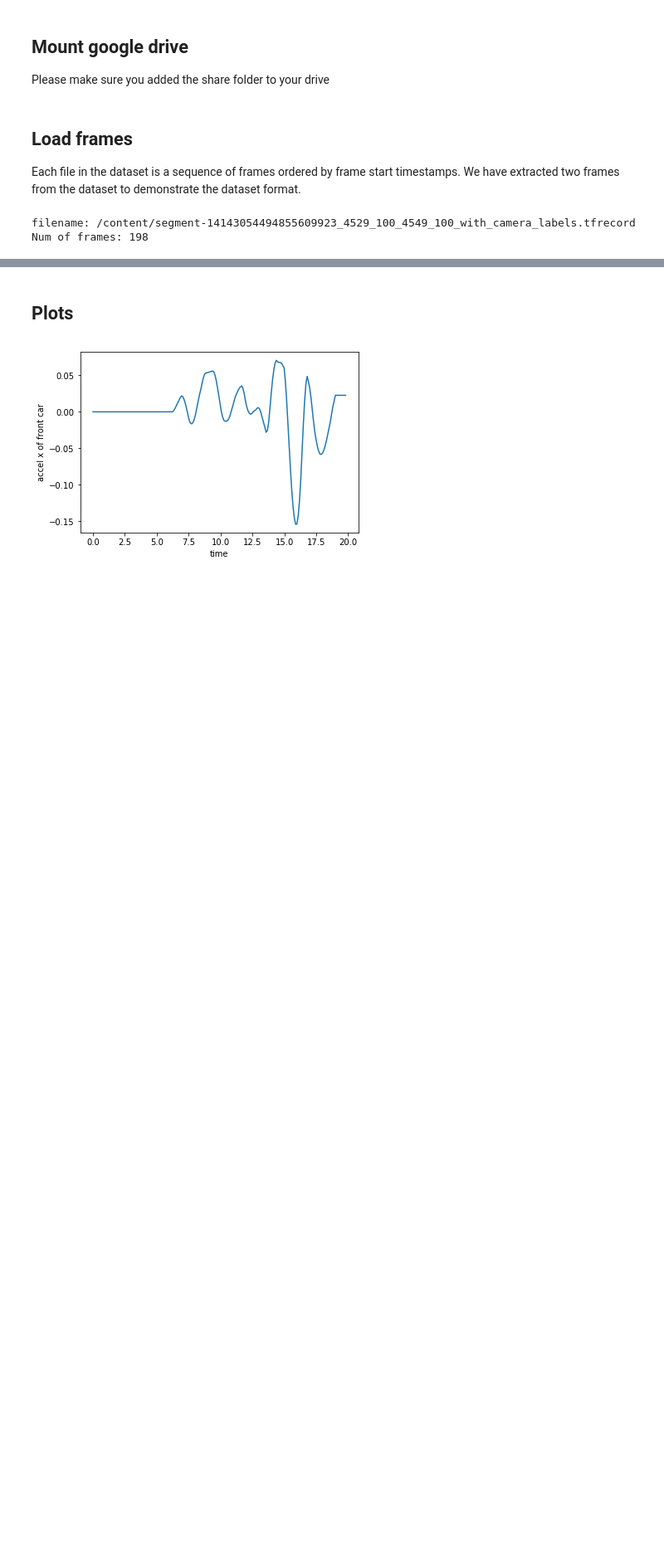
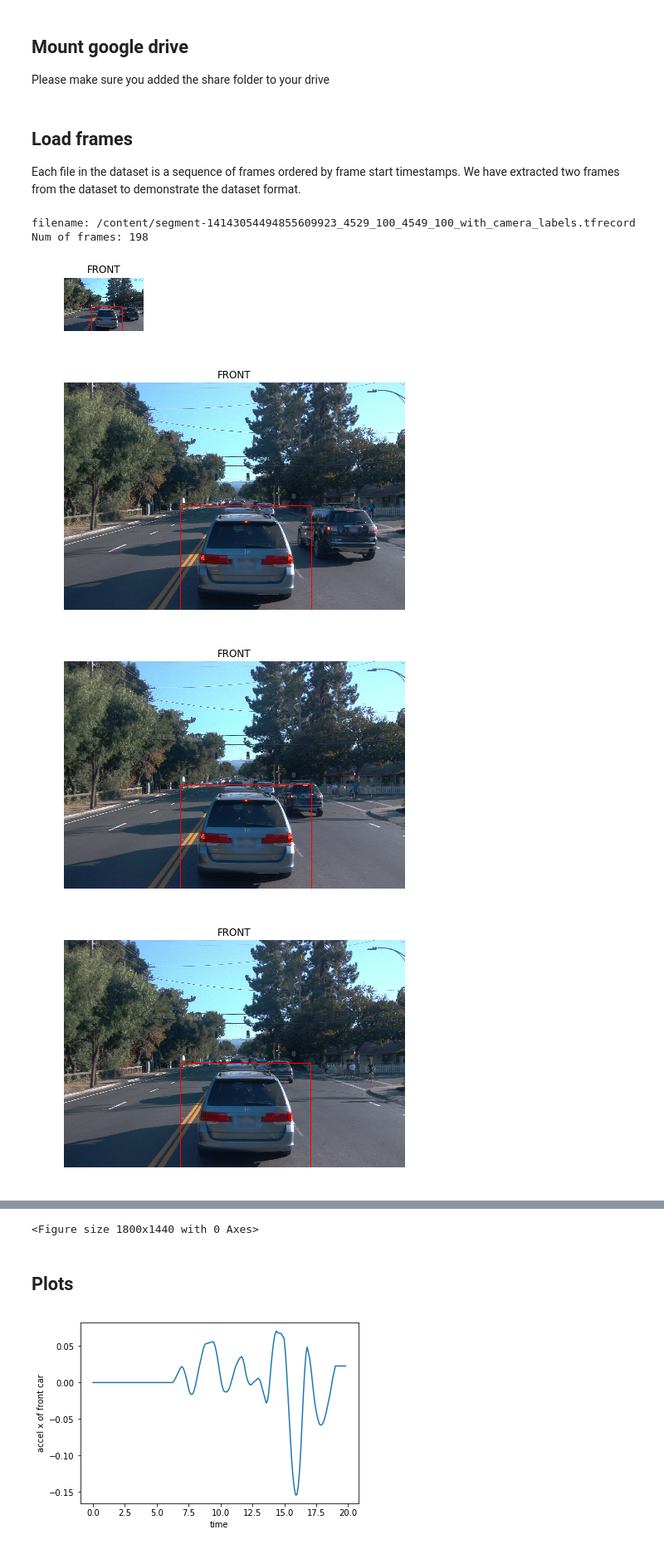
Before and after one commit to sharon-waymo-project/Team-3, a Jupyter notebook: waymo_feature_extraction.ipynb, the cells around one changed output, grey strips where cells are left out. Shown at 83% size. Saved outputs shown, nothing was run; the diff lists cells and outputs as text; code cells hidden in the pictures; blank space fills up the shorter version.

Commit message:
Added a function to visualize the front car label for verification

```diff
--- a/waymo_feature_extraction.ipynb
+++ b/waymo_feature_extraction.ipynb
@@ -93,14 +142,16 @@ def intersects(label):
 # %%
+import random
+
 TYPE_VEHICLE = 1
 FRONT = 1
 FPS = 10
+VERIFY_THRESHOLD = 0.05
 
 def collect_vehicle_laser_labels(frame):
   v_laser_labels = []
 
   for ll in frame.laser_labels:
-    if ll.type == TYPE_VEHICLE:
-      v_laser_labels.append(ll)
+    v_laser_labels.append(ll)
 
   return v_laser_labels
 
@@ -123,15 +174,19 @@ def get_front_car_laser_label(labels):
   return front_car_label
 
 
-def get_front_car_features_from_frame(frame):
+def get_front_car_features_per_frame(frame, verify=False):
   v_laser_labels = collect_vehicle_laser_labels(frame)
   front_car_label = get_front_car_laser_label(v_laser_labels)
+
+  if verify and random.random() < VERIFY_THRESHOLD:
+    verify_front_car_label(frame, front_car_label)
+
   return (front_car_label.box.center_x, front_car_label.box.center_y,
           front_car_label.metadata.speed_x, front_car_label.metadata.speed_y,
           front_car_label.metadata.accel_x, front_car_label.metadata.accel_y)
 
 
-def get_current_car_features_from_frame(frame):
+def get_current_car_features_per_frame(frame):
   """
   Return the speed v_x and v_y of the current car
   """
@@ -152,38 +207,43 @@ def get_features_per_frame(frame):
   refernece to the vehicle frames
   """
 
-  dx, dy, vfx, vfy, afx, afy = get_front_car_features_from_frame(frame)
-  vx, vy = get_current_car_features_from_frame(frame)
+  dx, dy, vfx, vfy, afx, afy = get_front_car_features_per_frame(frame, True)
+  vx, vy = get_current_car_features_per_frame(frame)
 
   return [dx, dy, vfx, vfy, afx, afy, vx, vy]
 
 
 def get_features(frames):
 
   feat_set = []
   for frame in frames:
     feats = get_features_per_frame(frame)
     feat_set.append(feats)
 
   return feat_set
 
 
 def cal_cur_car_acceleration(feat_set):
   """
   Padded by [0, 0] since for the first frame, the accel is unknown
   """
 
   label_set = [[0, 0]]
   dt = len(feat_set) * 1.0 / FPS / (len(feat_set) - 1)
   for i in range(1, len(feat_set)):
     ax = (feat_set[i][0] - feat_set[i - 1][0]) / dt
     ay = (feat_set[i][1] - feat_set[i - 1][1]) / dt
     label_set.append([ax, ay])
 
   assert len(feat_set) == len(label_set)
 
   return label_set
 
 
 feats = get_features(frames)
 labels = cal_cur_car_acceleration(feats)
+# %% [output]
+[figure, added]
+[figure, added]
+[figure, added]
+[figure, added]
@@ -190,3 +259,4 @@ labels = cal_cur_car_acceleration(feats)
+<Figure size 1800x1440 with 0 Axes>
 # %% [markdown]
 ## Plots
 # %%
```
Also changed, not shown: parts of 3 cells of this notebook.
